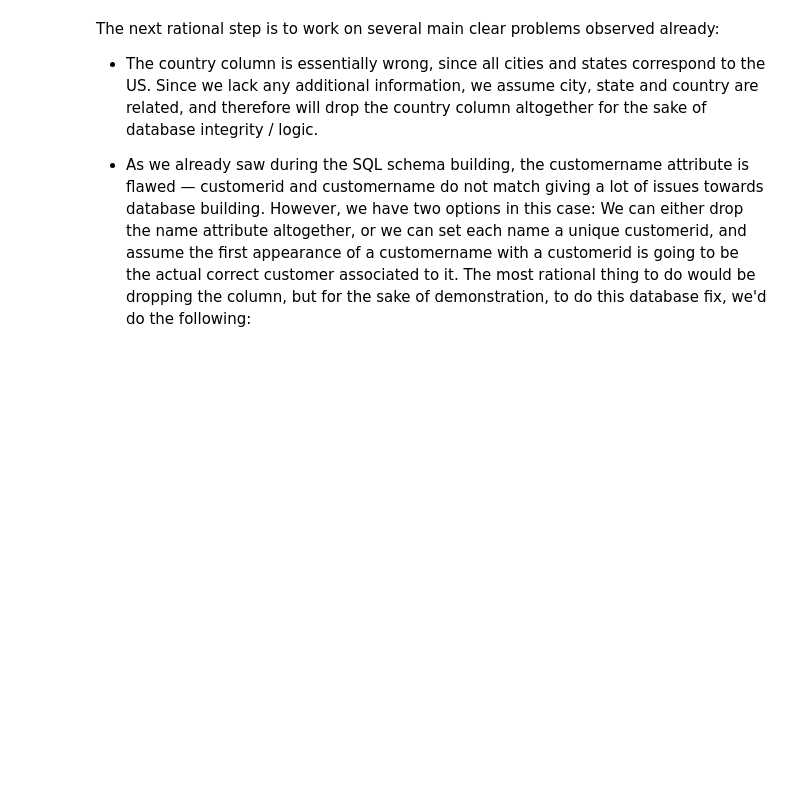
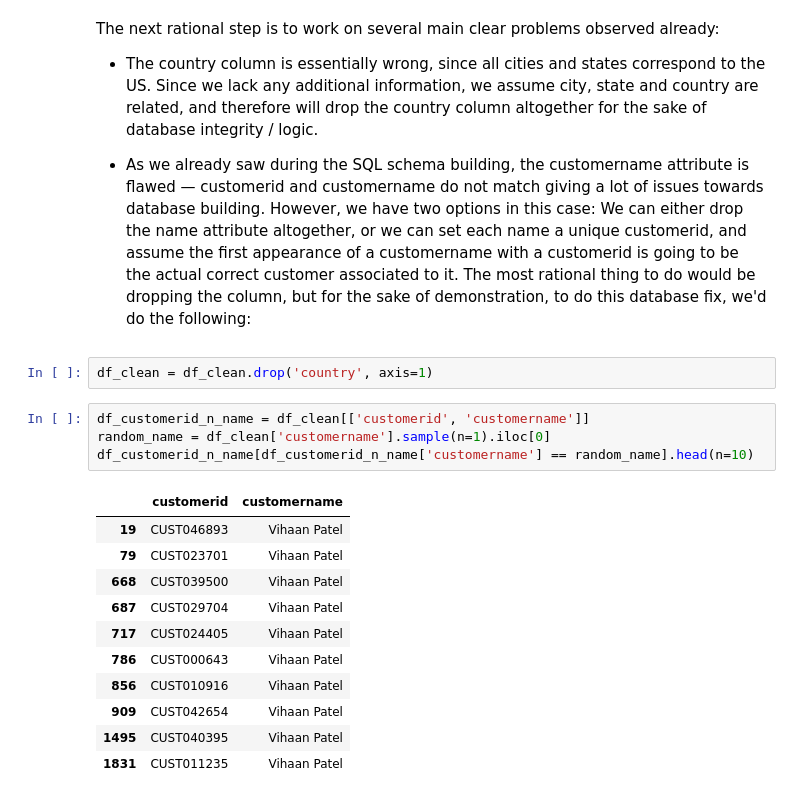
Before and after one commit to Andy-Raposo/amazon-sales-sql-analysis, a Jupyter notebook: notebooks/raw_data_cleaning.ipynb, the cells around one changed output. Cells and saved outputs as stored; diff of their text form; blank space fills up the shorter version.

```diff
--- a/notebooks/raw_data_cleaning.ipynb
+++ b/notebooks/raw_data_cleaning.ipynb
@@ -110,3 +173,21 @@ The next rational step is to work on several main clear problems observed alread
 - The country column is essentially wrong, since all cities and states correspond to the US. Since we lack any additional information, we assume city, state and country are related, and therefore will drop the country column altogether for the sake of database integrity / logic.
 
 - As we already saw during the SQL schema building, the customername attribute is flawed — customerid and customername do not match giving a lot of issues towards database building. However, we have two options in this case: We can either drop the name attribute altogether, or we can set each name a unique customerid, and assume the first appearance of a customername with a customerid is going to be the actual correct customer associated to it. The most rational thing to do would be dropping the column, but for the sake of demonstration, to do this database fix, we'd do the following:
+# %%
+df_clean = df_clean.drop('country', axis=1)
+# %%
+df_customerid_n_name = df_clean[['customerid', 'customername']]
+random_name = df_clean['customername'].sample(n=1).iloc[0]
+df_customerid_n_name[df_customerid_n_name['customername'] == random_name].head(n=10)
+# %% [output]
+|  | customerid | customername |
+| 19 | CUST046893 | Vihaan Patel |
+| 79 | CUST023701 | Vihaan Patel |
+| 668 | CUST039500 | Vihaan Patel |
+| 687 | CUST029704 | Vihaan Patel |
+| 717 | CUST024405 | Vihaan Patel |
+| 786 | CUST000643 | Vihaan Patel |
+| 856 | CUST010916 | Vihaan Patel |
+| 909 | CUST042654 | Vihaan Patel |
+| 1495 | CUST040395 | Vihaan Patel |
+| 1831 | CUST011235 | Vihaan Patel |
```
Also changed, not shown: parts of 18 cells of this notebook, 1 other file.
